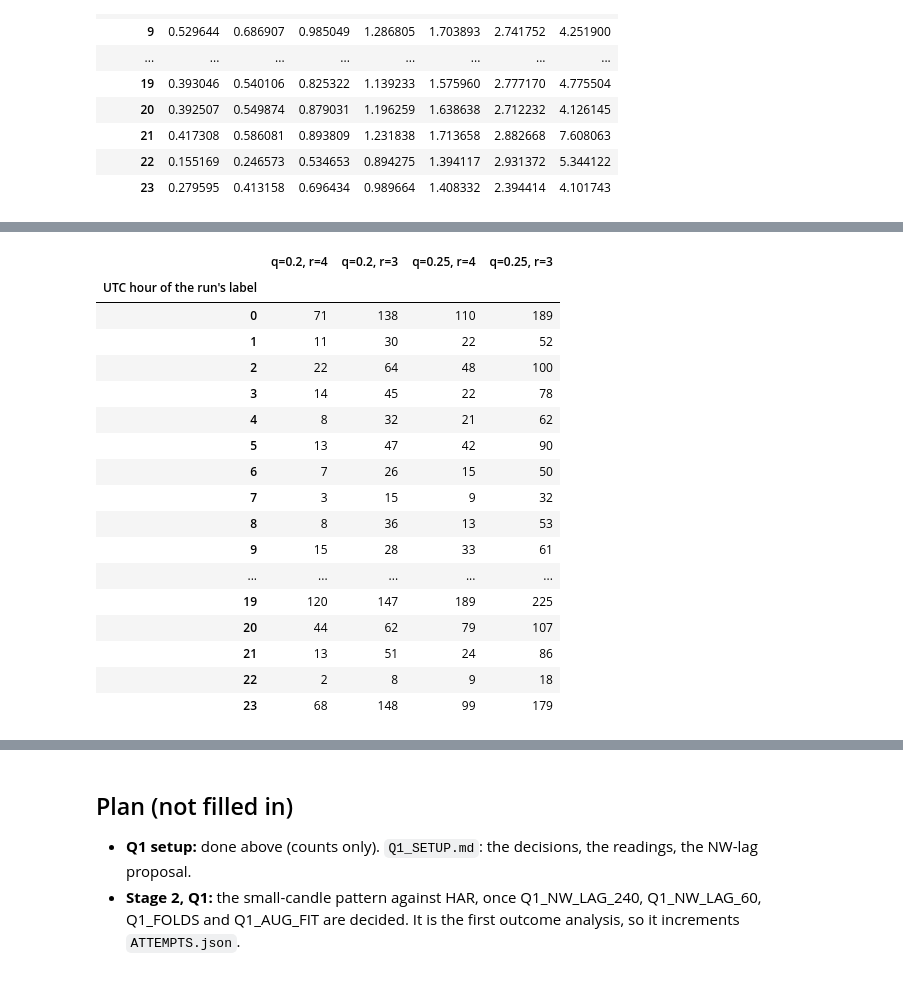
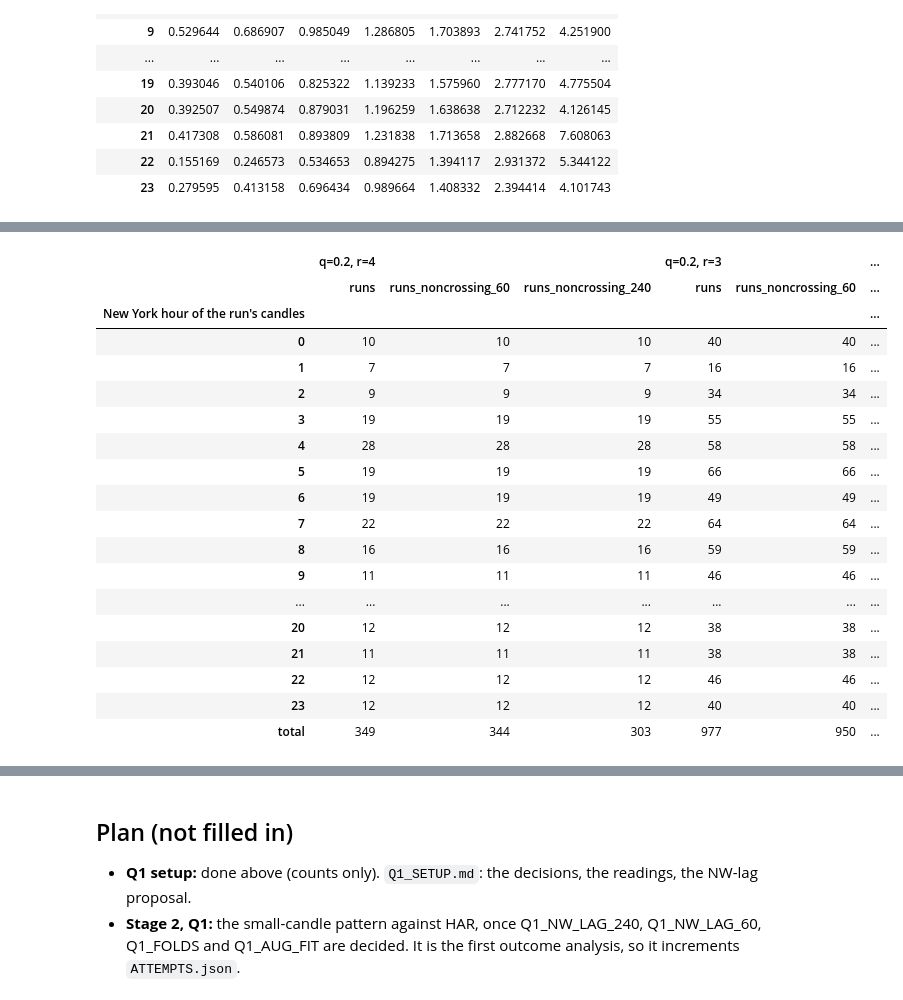
Before and after one commit to QBKFD/OPARLI-LLM-FORWARD, a Jupyter notebook: research/squeeze_oco/01_vol_state.ipynb, the cells around one changed output, grey strips where cells are left out. Cells and saved outputs as stored; diff of their text form; code cells hidden in the pictures.

```diff
--- a/research/squeeze_oco/01_vol_state.ipynb
+++ b/research/squeeze_oco/01_vol_state.ipynb
@@ -679,10 +698,10 @@ score by UTC hour of the candle's start (sessions shift by one UTC hour with US
 # %%
 H = need("Q1_H")
 ec = q1.event_counts(sc, tbl[[f"crossing_{h}" for h in need("HORIZONS")]], YEARS, RULE["q_order"], RULE["r_order"], TF,
-                     (H["primary"], H["secondary"]), tuple(need("DESCRIBE_QUANTILES")))
-thr = pd.DataFrame(ec["thresholds"]).rename(columns=lambda q: f"threshold q={q}")
-thr.index.name = "year scored"
-display(thr)
+                     (H["primary"], H["secondary"]), tuple(need("DESCRIBE_QUANTILES")), need("Q1_THRESHOLD_KIND")["hour_tz"])
+for q, t in ec["thresholds"].items():
+    print(f"--- threshold q={q}: year scored x New York hour of the candle's start")
+    display(pd.Series(t).unstack().round(3))
 per = pd.concat({f"q={q}, r={r}": pd.DataFrame(v).T for (q, r), v in ec["per_year"].items()}, axis=1)
 per.loc["total"] = per.sum()
 per
@@ -713,26 +743,28 @@ per
 # %%
-hours = pd.DataFrame({f"q={q}, r={r}": c.get("runs_per_utc_hour_of_label", {}) for (q, r), c in ec["clustering"].items()}).fillna(0).astype(int)
-hours.index.name = "UTC hour of the run's label"
-hours.sort_index()
+hours = pd.concat({f"q={q}, r={r}": pd.DataFrame(v).T for (q, r), v in ec["per_hour"].items()}, axis=1).fillna(0).astype(int)
+hours.index.name = "New York hour of the run's candles"
+hours.loc["total"] = hours.sum()
+hours
 # %% [output]
-|  | q=0.2, r=4 | q=0.2, r=3 | q=0.25, r=4 | q=0.25, r=3 |
-| UTC hour of the run's label |  |  |  |  |
-| 0 | 71 | 138 | 110 | 189 |
-| 1 | 11 | 30 | 22 | 52 |
-| 2 | 22 | 64 | 48 | 100 |
-| 3 | 14 | 45 | 22 | 78 |
-| 4 | 8 | 32 | 21 | 62 |
-| 5 | 13 | 47 | 42 | 90 |
-| 6 | 7 | 26 | 15 | 50 |
-| 7 | 3 | 15 | 9 | 32 |
-| 8 | 8 | 36 | 13 | 53 |
-| 9 | 15 | 28 | 33 | 61 |
-| ... | ... | ... | ... | ... |
-| 19 | 120 | 147 | 189 | 225 |
-| 20 | 44 | 62 | 79 | 107 |
-| 21 | 13 | 51 | 24 | 86 |
-| 22 | 2 | 8 | 9 | 18 |
-| 23 | 68 | 148 | 99 | 179 |
+|  | q=0.2, r=4 |  |  | q=0.2, r=3 |  | ... |
+|  | runs | runs_noncrossing_60 | runs_noncrossing_240 | runs | runs_noncrossing_60 | ... |
+| New York hour of the run's candles |  |  |  |  |  | ... |
+| 0 | 10 | 10 | 10 | 40 | 40 | ... |
+| 1 | 7 | 7 | 7 | 16 | 16 | ... |
+| 2 | 9 | 9 | 9 | 34 | 34 | ... |
+| 3 | 19 | 19 | 19 | 55 | 55 | ... |
+| 4 | 28 | 28 | 28 | 58 | 58 | ... |
+| 5 | 19 | 19 | 19 | 66 | 66 | ... |
+| 6 | 19 | 19 | 19 | 49 | 49 | ... |
+| 7 | 22 | 22 | 22 | 64 | 64 | ... |
+| 8 | 16 | 16 | 16 | 59 | 59 | ... |
+| 9 | 11 | 11 | 11 | 46 | 46 | ... |
+| ... | ... | ... | ... | ... | ... | ... |
+| 20 | 12 | 12 | 12 | 38 | 38 | ... |
+| 21 | 11 | 11 | 11 | 38 | 38 | ... |
+| 22 | 12 | 12 | 12 | 46 | 46 | ... |
+| 23 | 12 | 12 | 12 | 40 | 40 | ... |
+| total | 349 | 344 | 303 | 977 | 950 | ... |
 # %%
 clu = pd.DataFrame({f"q={q}, r={r}": {k: v for k, v in c.items() if k not in ("gap_hours_quantiles", "runs_per_utc_hour_of_label")}
                     for (q, r), c in ec["clustering"].items()})
```
Also changed, not shown: parts of 7 cells of this notebook, 8 other files.
